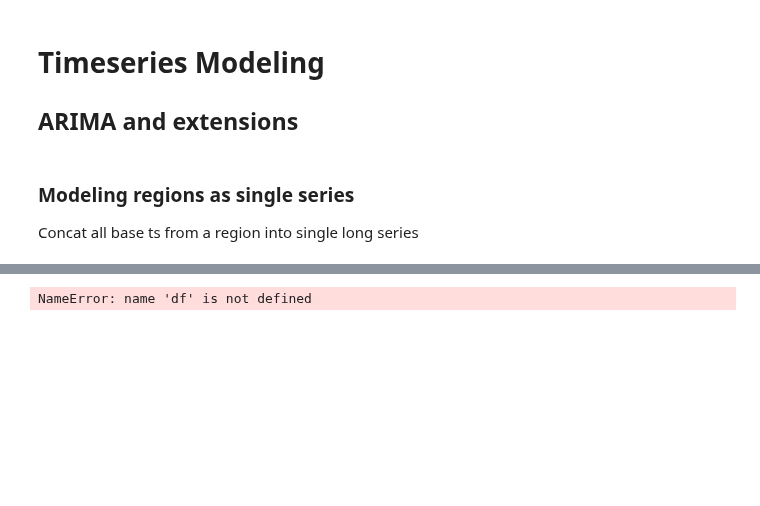
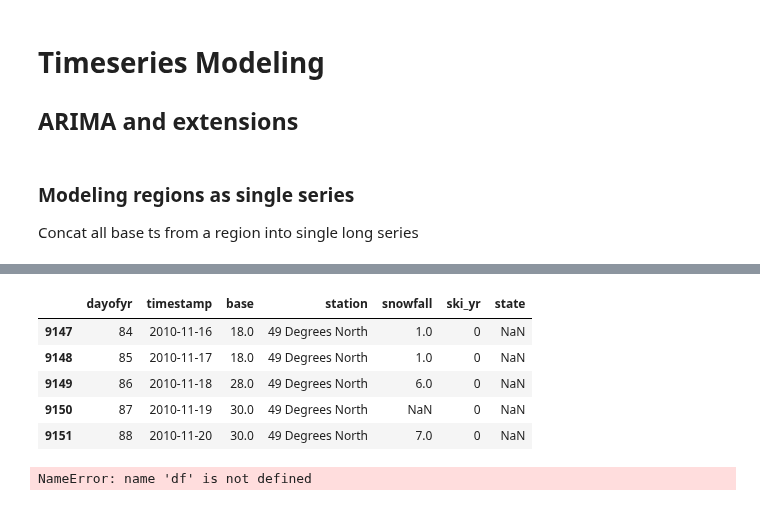
Before and after one commit to chrisoyer/ski-snow-modeling, a Jupyter notebook: src/analysis/snow_analysis.ipynb, the cells around one changed output, grey strips where cells are left out. Cells and saved outputs as stored; diff of their text form; code cells hidden in the pictures; blank space fills up the shorter version.

```diff
--- a/src/analysis/snow_analysis.ipynb
+++ b/src/analysis/snow_analysis.ipynb
@@ -188,3 +157,15 @@ long_series_df = (all_data_full_df
+# %%
+long_series_df = (all_data_full_df
+                 .sort_values(by=['state', 'station', 'timestamp'],
+                              ascending=True))
+long_series_df.head()
+# %% [output]
+|  | dayofyr | timestamp | base | station | snowfall | ski_yr | state |
+| 9147 | 84 | 2010-11-16 | 18.0 | 49 Degrees North | 1.0 | 0 | NaN |
+| 9148 | 85 | 2010-11-17 | 18.0 | 49 Degrees North | 1.0 | 0 | NaN |
+| 9149 | 86 | 2010-11-18 | 28.0 | 49 Degrees North | 6.0 | 0 | NaN |
+| 9150 | 87 | 2010-11-19 | 30.0 | 49 Degrees North | NaN | 0 | NaN |
+| 9151 | 88 | 2010-11-20 | 30.0 | 49 Degrees North | 7.0 | 0 | NaN |
 # %%
 pd.plotting.autocorrelation_plot(df["R"].resample("1y").median())
 # %% [output]
```
Also changed, not shown: parts of 10 cells of this notebook.
